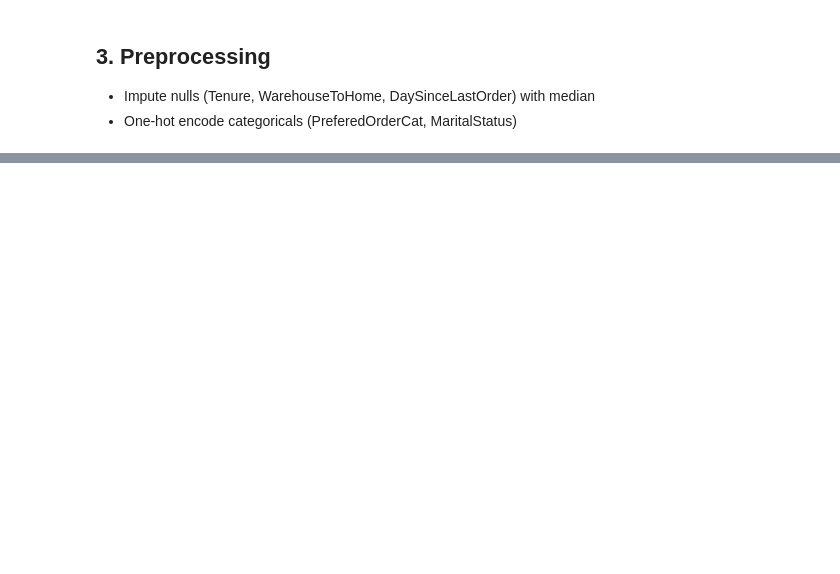
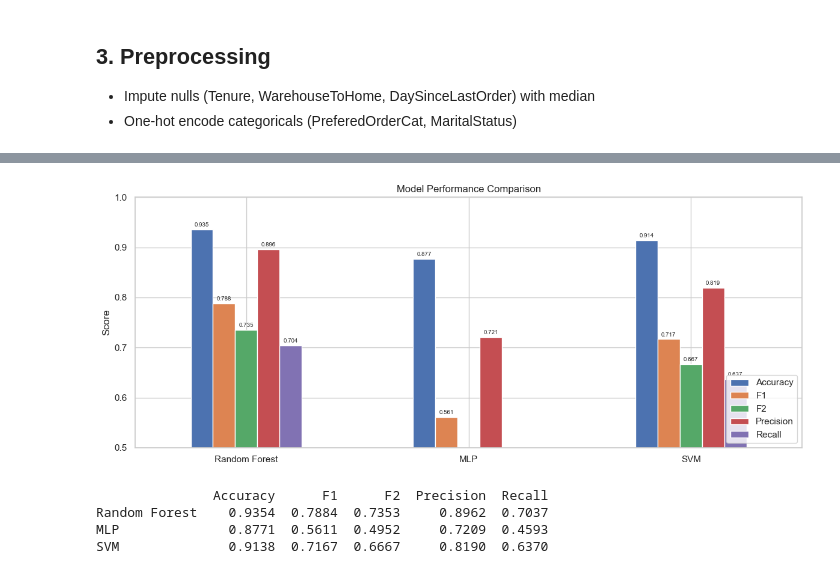
Before and after one commit to JstnClmnt/UST-DSA-Python-Workshop, a Jupyter notebook: notebooks/01_churn_model.ipynb, the cells around one changed output, grey strips where cells are left out. Cells and saved outputs as stored; diff of their text form; code cells hidden in the pictures; blank space fills up the shorter version.

```diff
--- a/notebooks/01_churn_model.ipynb
+++ b/notebooks/01_churn_model.ipynb
@@ -134 +393,27 @@ print(classification_report(y_test, y_pred, target_names=["Active", "Churned"]))
+# %%
+metrics_df = pd.DataFrame({
+    name: {"Accuracy": r["accuracy"], "F1": r["f1"], "F2": r["f2"], "Precision": r["precision"], "Recall": r["recall"]}
+    for name, r in results.items()
+}).T
+
+fig, ax = plt.subplots(figsize=(12, 5))
+metrics_df.plot(kind="bar", ax=ax, rot=0)
+ax.set_ylabel("Score")
+ax.set_title("Model Performance Comparison")
+ax.set_ylim(0.5, 1.0)
+ax.legend(loc="lower right")
+
+for container in ax.containers:
+    ax.bar_label(container, fmt="%.3f", fontsize=7, padding=2)
+
+plt.tight_layout()
+plt.show()
+
+print(metrics_df.round(4).to_string())
+# %% [output]
+[figure, added]
+               Accuracy      F1      F2  Precision  Recall
+Random Forest    0.9354  0.7884  0.7353     0.8962  0.7037
+MLP              0.8771  0.5611  0.4952     0.7209  0.4593
+SVM              0.9138  0.7167  0.6667     0.8190  0.6370
 # %%
```
Also changed, not shown: parts of 34 cells of this notebook, 7 other files.
